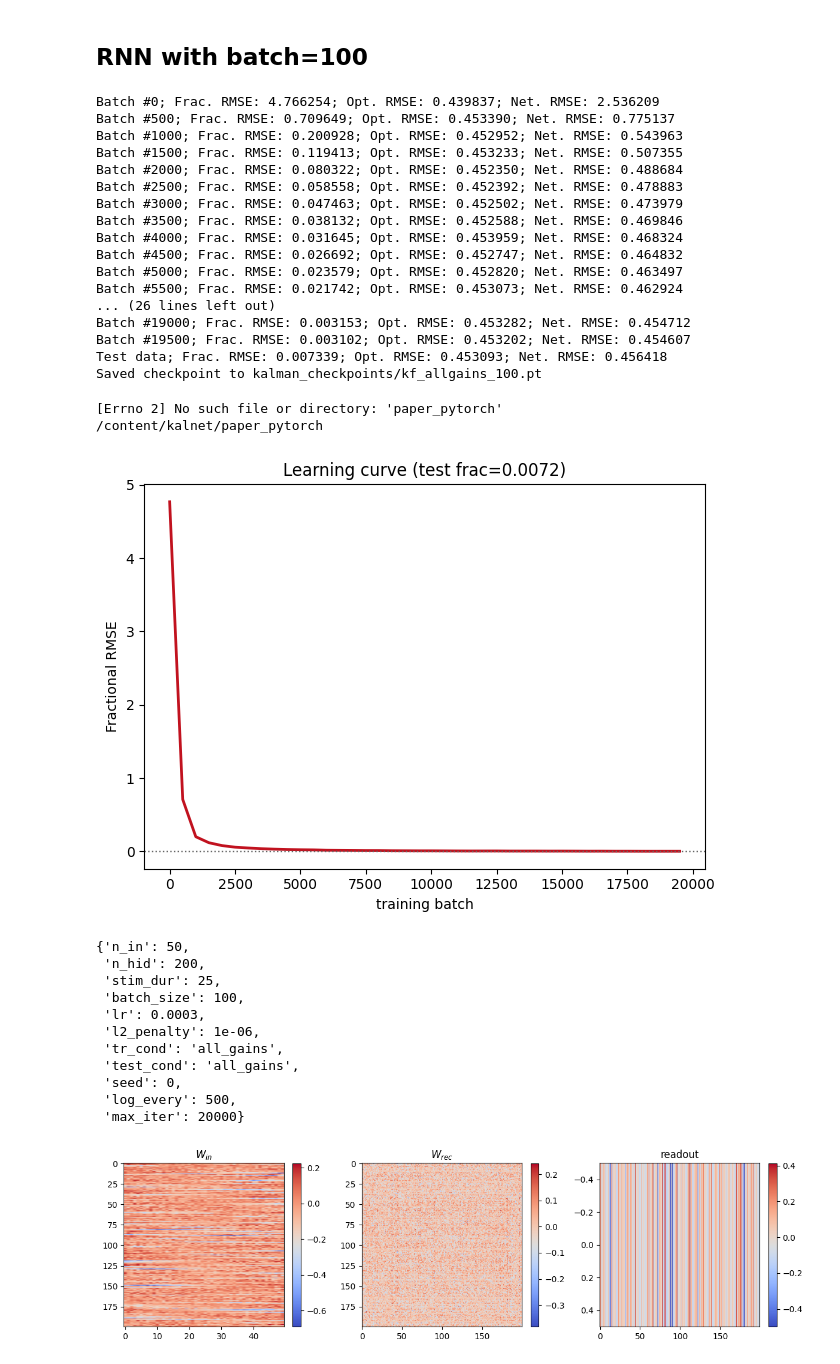
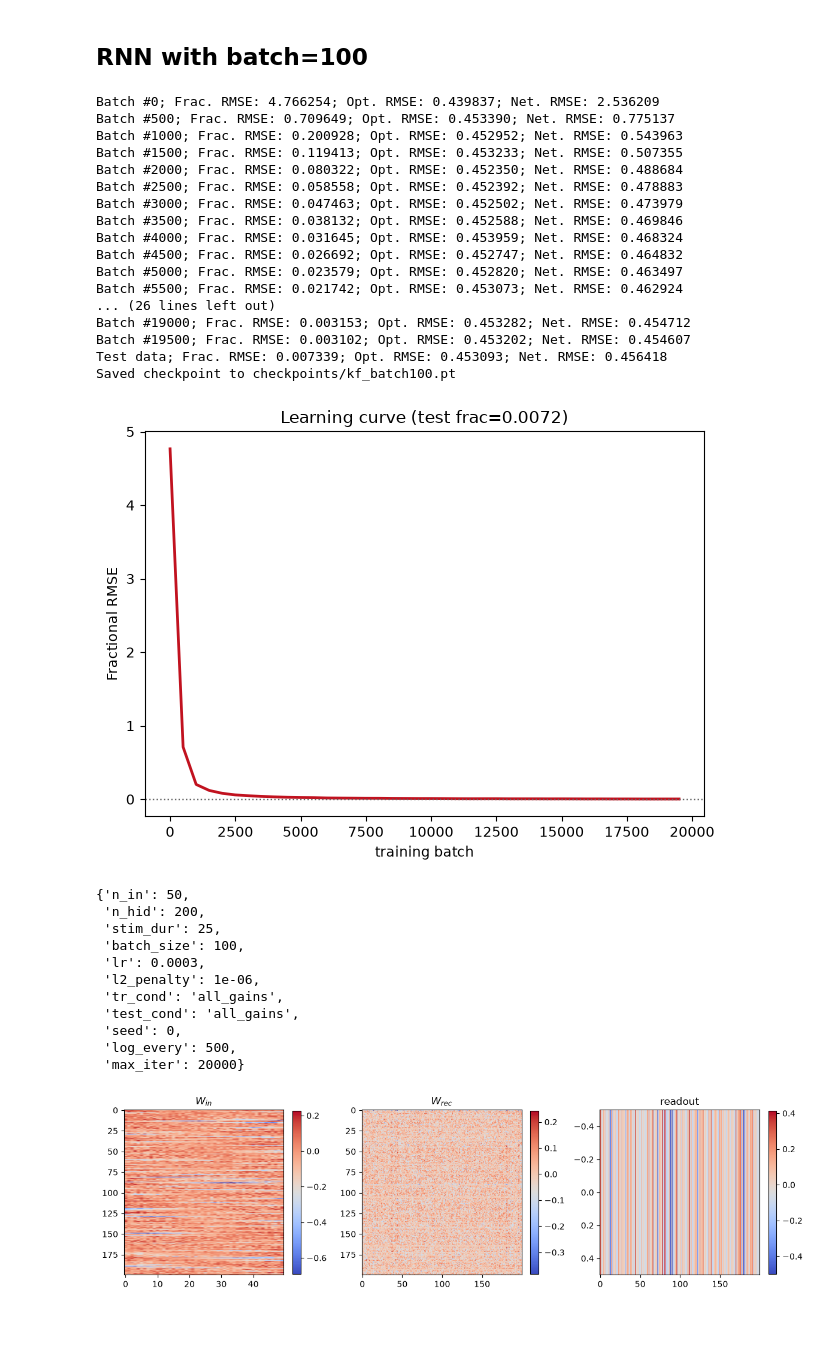
Before and after one commit to jgrk28/kalnet, a Jupyter notebook: notebooks/training.ipynb, the cells around one changed output. Cells and saved outputs as stored; diff of their text form; code cells hidden in the pictures; blank space fills up the shorter version.

```diff
--- a/notebooks/training.ipynb
+++ b/notebooks/training.ipynb
@@ -155,7 +154,7 @@ Fractional RMSE: 13.93%
 ## RNN with batch=100
 # %%
 # Skip if there is already a trained network saved
-result = train(batch_size=100, max_iter=20000, save_path="kalman_checkpoints/kf_allgains_100.pt")
+result = train_vec(batch_size=100, max_iter=20000, save_path="checkpoints/kf_batch100.pt")
 # %% [output]
 Batch #0; Frac. RMSE: 4.766254; Opt. RMSE: 0.439837; Net. RMSE: 2.536209
 Batch #500; Frac. RMSE: 0.709649; Opt. RMSE: 0.453390; Net. RMSE: 0.775137
@@ -173,41 +172,39 @@ Batch #5500; Frac. RMSE: 0.021742; Opt. RMSE: 0.453073; Net. RMSE: 0.462924
 Batch #19000; Frac. RMSE: 0.003153; Opt. RMSE: 0.453282; Net. RMSE: 0.454712
 Batch #19500; Frac. RMSE: 0.003102; Opt. RMSE: 0.453202; Net. RMSE: 0.454607
 Test data; Frac. RMSE: 0.007339; Opt. RMSE: 0.453093; Net. RMSE: 0.456418
-Saved checkpoint to kalman_checkpoints/kf_allgains_100.pt
+Saved checkpoint to checkpoints/kf_batch100.pt
 # %%
-loaded = load_checkpoint("networks/kf_allgains_batch100.pt", device=DEVICE)
+loaded = load_checkpoint("checkpoints/kf_allgains_batch100.pt", device=DEVICE)
 model = loaded["model"]
 cfg = loaded["config"]
 frac = loaded["frac_rmse_vec"]
 log_every = cfg.get("log_every", 500)
 batches = np.arange(len(frac)) * log_every
 
 fig, ax = plt.subplots()
 ax.plot(batches, frac, color="#c1121f", lw=2)
 ax.axhline(0.0, color="#666666", lw=1, ls=":")
 ax.set_xlabel("training batch")
 ax.set_ylabel("Fractional RMSE")
 ax.set_title(
     f"Learning curve (test frac={loaded['frac_rmse_test']:.4f})"
 )
 fig.tight_layout()
 plt.show()
 cfg
 # %% [output]
+[figure, new version]
-[Errno 2] No such file or directory: 'paper_pytorch'
-/content/kalnet/paper_pytorch
+{'n_in': 50,
+ 'n_hid': 200,
+ 'stim_dur': 25,
+ 'batch_size': 100,
+ 'lr': 0.0003,
+ 'l2_penalty': 1e-06,
+ 'tr_cond': 'all_gains',
+ 'test_cond': 'all_gains',
+ 'seed': 0,
+ 'log_every': 500,
+ 'max_iter': 20000}
-[figure, old version]
-{'n_in': 50,
- 'n_hid': 200,
- 'stim_dur': 25,
- 'batch_size': 100,
- 'lr': 0.0003,
- 'l2_penalty': 1e-06,
- 'tr_cond': 'all_gains',
- 'test_cond': 'all_gains',
- 'seed': 0,
- 'log_every': 500,
- 'max_iter': 20000}
 # %%
 W_in = model.W_in.weight.detach().cpu().numpy()      # (n_hid, n_in)
 W_rec = model.W_rec.weight.detach().cpu().numpy()    # (n_hid, n_hid)
```
Also changed, not shown: parts of 5 cells of this notebook, 24 other files.
